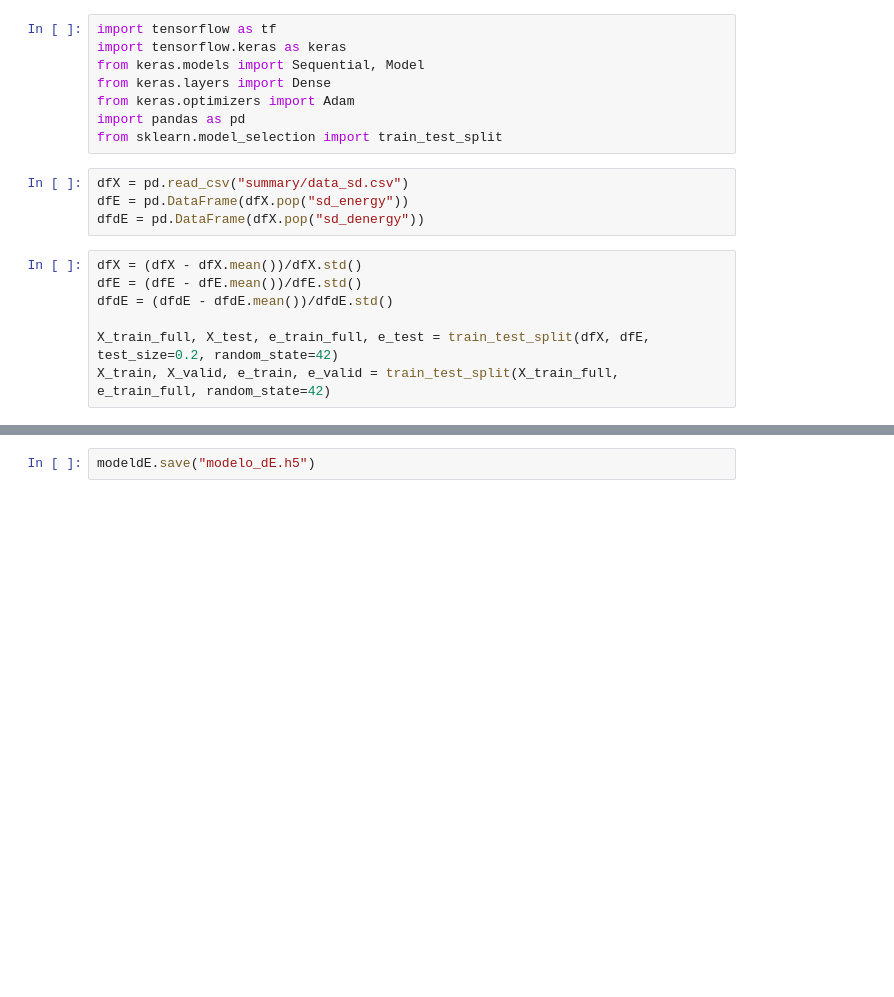
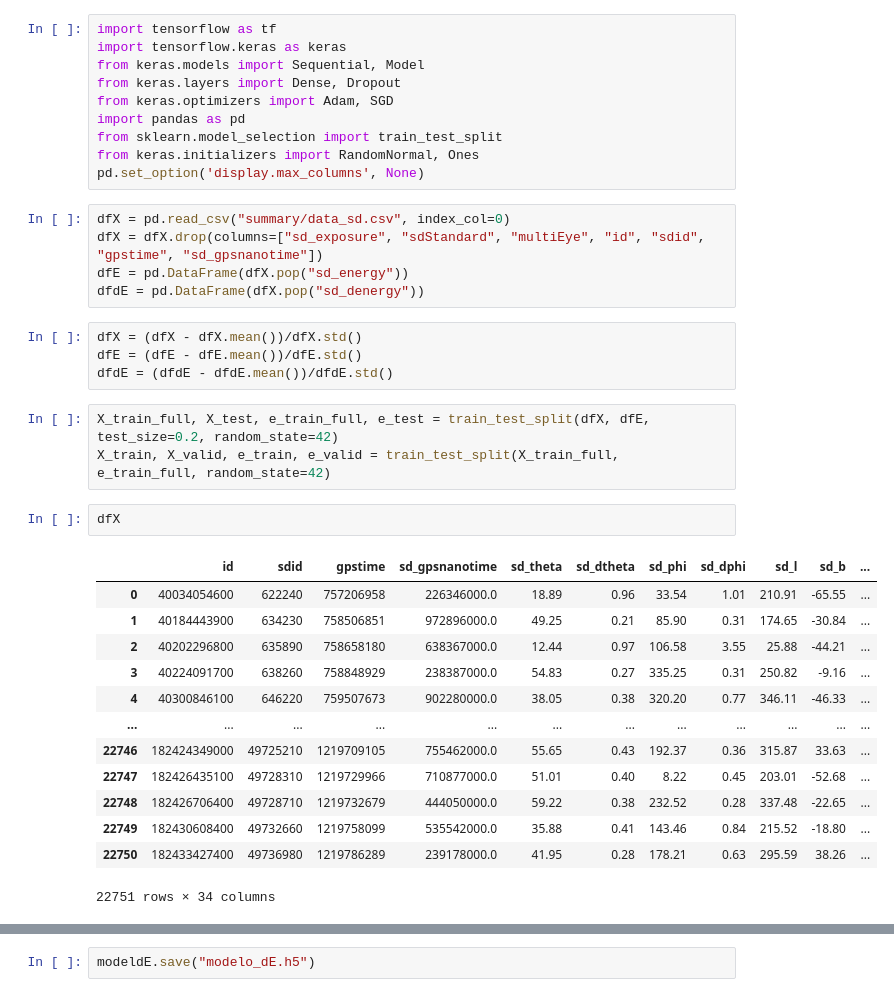
Before and after one commit to Pablo-Pomares/CNF2023, a Jupyter notebook: modelos_e_de_ind.ipynb, the cells around one changed output, grey strips where cells are left out. Cells and saved outputs as stored; diff of their text form; blank space fills up the shorter version.

```diff
--- a/modelos_e_de_ind.ipynb
+++ b/modelos_e_de_ind.ipynb
@@ -2,20 +2,39 @@
 import tensorflow as tf
 import tensorflow.keras as keras
 from keras.models import Sequential, Model
-from keras.layers import Dense
-from keras.optimizers import Adam
+from keras.layers import Dense, Dropout
+from keras.optimizers import Adam, SGD
 import pandas as pd
 from sklearn.model_selection import train_test_split
+from keras.initializers import RandomNormal, Ones
+pd.set_option('display.max_columns', None)
 # %%
-dfX = pd.read_csv("summary/data_sd.csv")
+dfX = pd.read_csv("summary/data_sd.csv", index_col=0)
+dfX = dfX.drop(columns=["sd_exposure", "sdStandard", "multiEye", "id", "sdid", "gpstime", "sd_gpsnanotime"])
 dfE = pd.DataFrame(dfX.pop("sd_energy"))
 dfdE = pd.DataFrame(dfX.pop("sd_denergy"))
+# %%
+dfX = (dfX - dfX.mean())/dfX.std()
+dfE = (dfE - dfE.mean())/dfE.std()
+dfdE = (dfdE - dfdE.mean())/dfdE.std()
 # %%
-dfX = (dfX - dfX.mean())/dfX.std()
-dfE = (dfE - dfE.mean())/dfE.std()
-dfdE = (dfdE - dfdE.mean())/dfdE.std()
-
 X_train_full, X_test, e_train_full, e_test = train_test_split(dfX, dfE, test_size=0.2, random_state=42)
 X_train, X_valid, e_train, e_valid = train_test_split(X_train_full, e_train_full, random_state=42)
+# %%
+dfX
+# %% [output]
+|  | id | sdid | gpstime | sd_gpsnanotime | sd_theta | sd_dtheta | sd_phi | sd_dphi | sd_l | sd_b | ... |
+| 0 | 40034054600 | 622240 | 757206958 | 226346000.0 | 18.89 | 0.96 | 33.54 | 1.01 | 210.91 | -65.55 | ... |
+| 1 | 40184443900 | 634230 | 758506851 | 972896000.0 | 49.25 | 0.21 | 85.90 | 0.31 | 174.65 | -30.84 | ... |
+| 2 | 40202296800 | 635890 | 758658180 | 638367000.0 | 12.44 | 0.97 | 106.58 | 3.55 | 25.88 | -44.21 | ... |
+| 3 | 40224091700 | 638260 | 758848929 | 238387000.0 | 54.83 | 0.27 | 335.25 | 0.31 | 250.82 | -9.16 | ... |
+| 4 | 40300846100 | 646220 | 759507673 | 902280000.0 | 38.05 | 0.38 | 320.20 | 0.77 | 346.11 | -46.33 | ... |
+| ... | ... | ... | ... | ... | ... | ... | ... | ... | ... | ... | ... |
+| 22746 | 182424349000 | 49725210 | 1219709105 | 755462000.0 | 55.65 | 0.43 | 192.37 | 0.36 | 315.87 | 33.63 | ... |
+| 22747 | 182426435100 | 49728310 | 1219729966 | 710877000.0 | 51.01 | 0.40 | 8.22 | 0.45 | 203.01 | -52.68 | ... |
+| 22748 | 182426706400 | 49728710 | 1219732679 | 444050000.0 | 59.22 | 0.38 | 232.52 | 0.28 | 337.48 | -22.65 | ... |
+| 22749 | 182430608400 | 49732660 | 1219758099 | 535542000.0 | 35.88 | 0.41 | 143.46 | 0.84 | 215.52 | -18.80 | ... |
+| 22750 | 182433427400 | 49736980 | 1219786289 | 239178000.0 | 41.95 | 0.28 | 178.21 | 0.63 | 295.59 | 38.26 | ... |
+22751 rows × 34 columns
 # %%
 modelE = Sequential([
```
Also changed, not shown: parts of 7 cells of this notebook, 2 other files.
